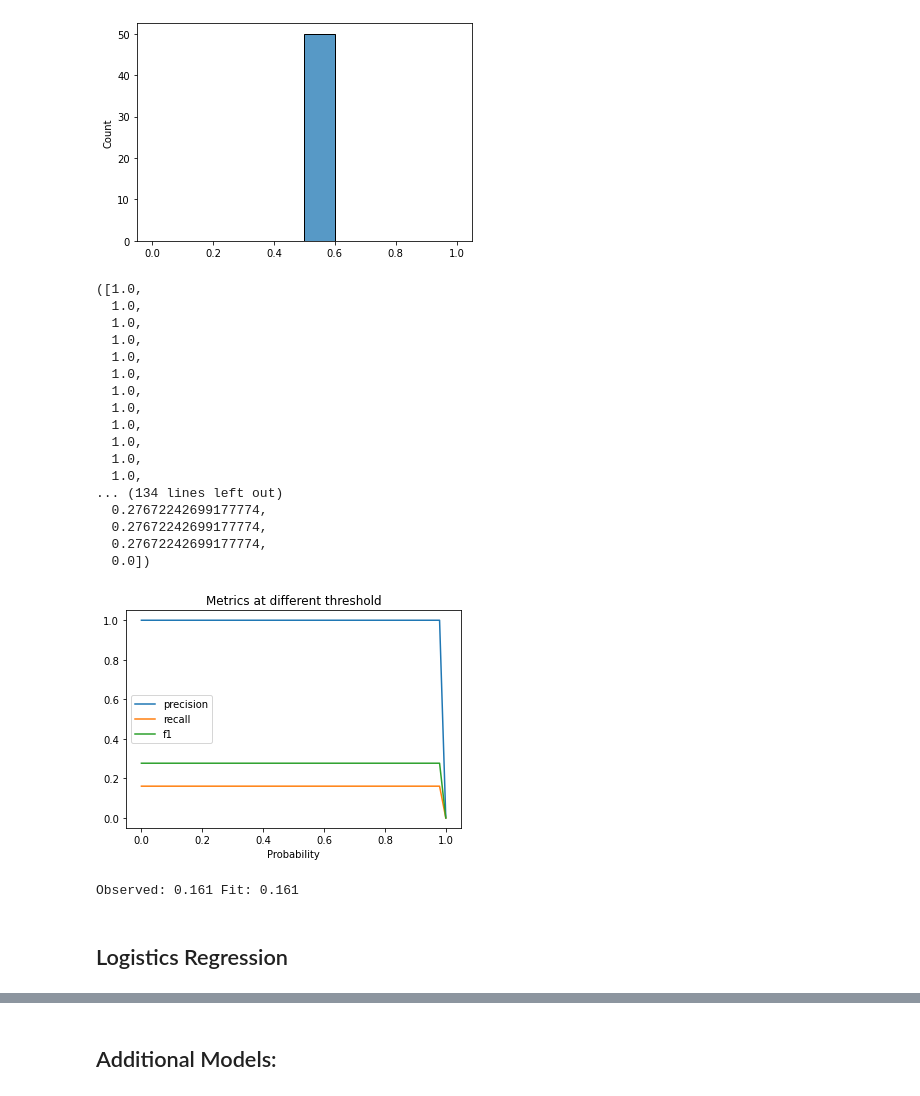
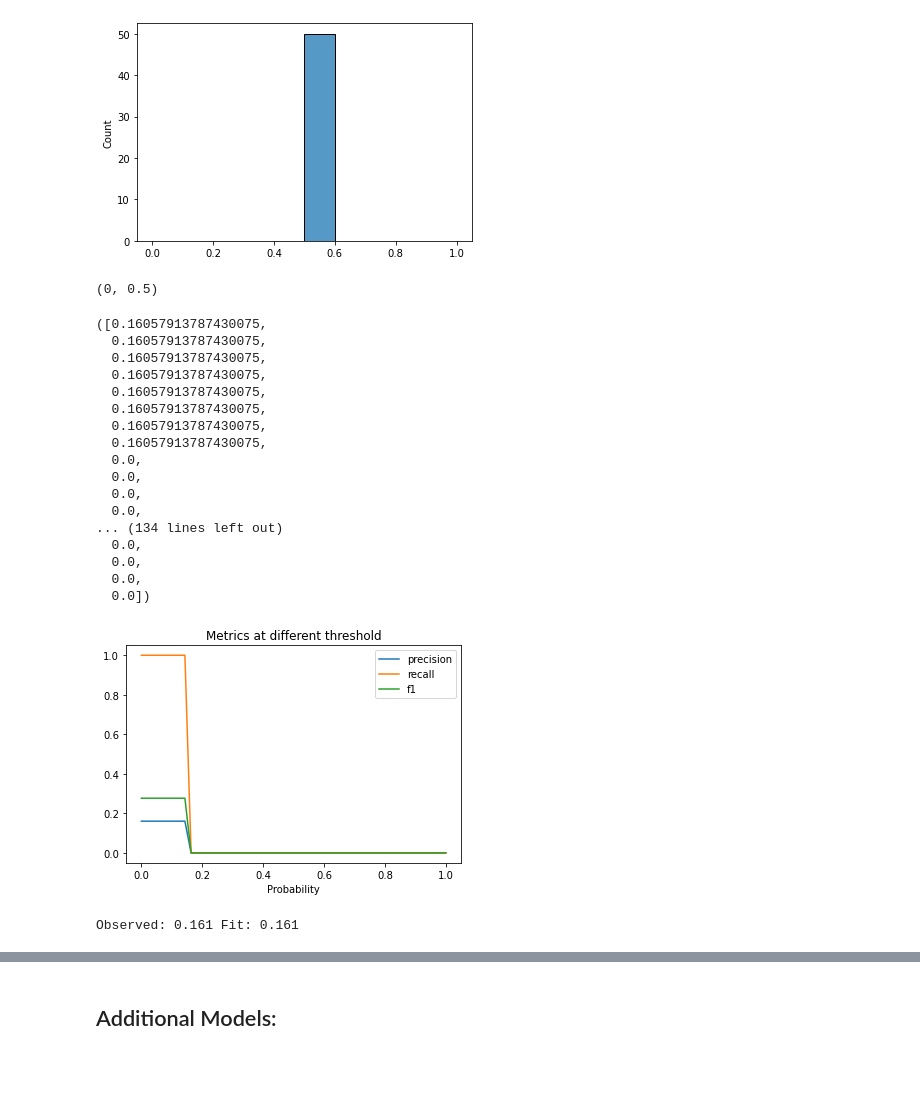
Before and after one commit to shaisid01/Data-Science, a Jupyter notebook: CapstoneProjects/Capstone 2/Notebooks/05_modeling.ipynb, the cells around one changed output, grey strips where cells are left out. Cells and saved outputs as stored; diff of their text form; code cells hidden in the pictures; blank space fills up the shorter version.

Commit message:
threshhold_and_plot

```diff
--- a/CapstoneProjects/Capstone 2/Notebooks/05_modeling.ipynb
+++ b/CapstoneProjects/Capstone 2/Notebooks/05_modeling.ipynb
@@ -214,31 +211,33 @@ sns.histplot(cv_scores, bins=10)
 # %% [output]
 <AxesSubplot:ylabel='Count'>
 [figure]
+# %%
+max_thresh(cv_scores)
+# %% [output]
+(0, 0.5)
 # %%
-threshhold_and_plot(X_test_null,y_test)
+threshhold_and_plot(y_test,test_pred[:,1])
 # %% [output]
-([1.0,
-  1.0,
-  1.0,
-  1.0,
-  1.0,
-  1.0,
-  1.0,
-  1.0,
-  1.0,
-  1.0,
-  1.0,
-  1.0,
+([0.16057913787430075,
+  0.16057913787430075,
+  0.16057913787430075,
+  0.16057913787430075,
+  0.16057913787430075,
+  0.16057913787430075,
+  0.16057913787430075,
+  0.16057913787430075,
+  0.0,
+  0.0,
+  0.0,
+  0.0,
 ... (134 lines left out)
-  0.27672242699177774,
-  0.27672242699177774,
-  0.27672242699177774,
+  0.0,
+  0.0,
+  0.0,
   0.0])
-[figure, old version]
+[figure, new version]
 # %%
 # check to see if close to population value
 print(f"Observed: {y_train.mean():.3f} Fit: {train_pred[:,1].mean():.3f}")
 # %% [output]
 Observed: 0.161 Fit: 0.161
-# %% [markdown]
-## Logistics Regression
```
Also changed, not shown: parts of 16 cells of this notebook.
